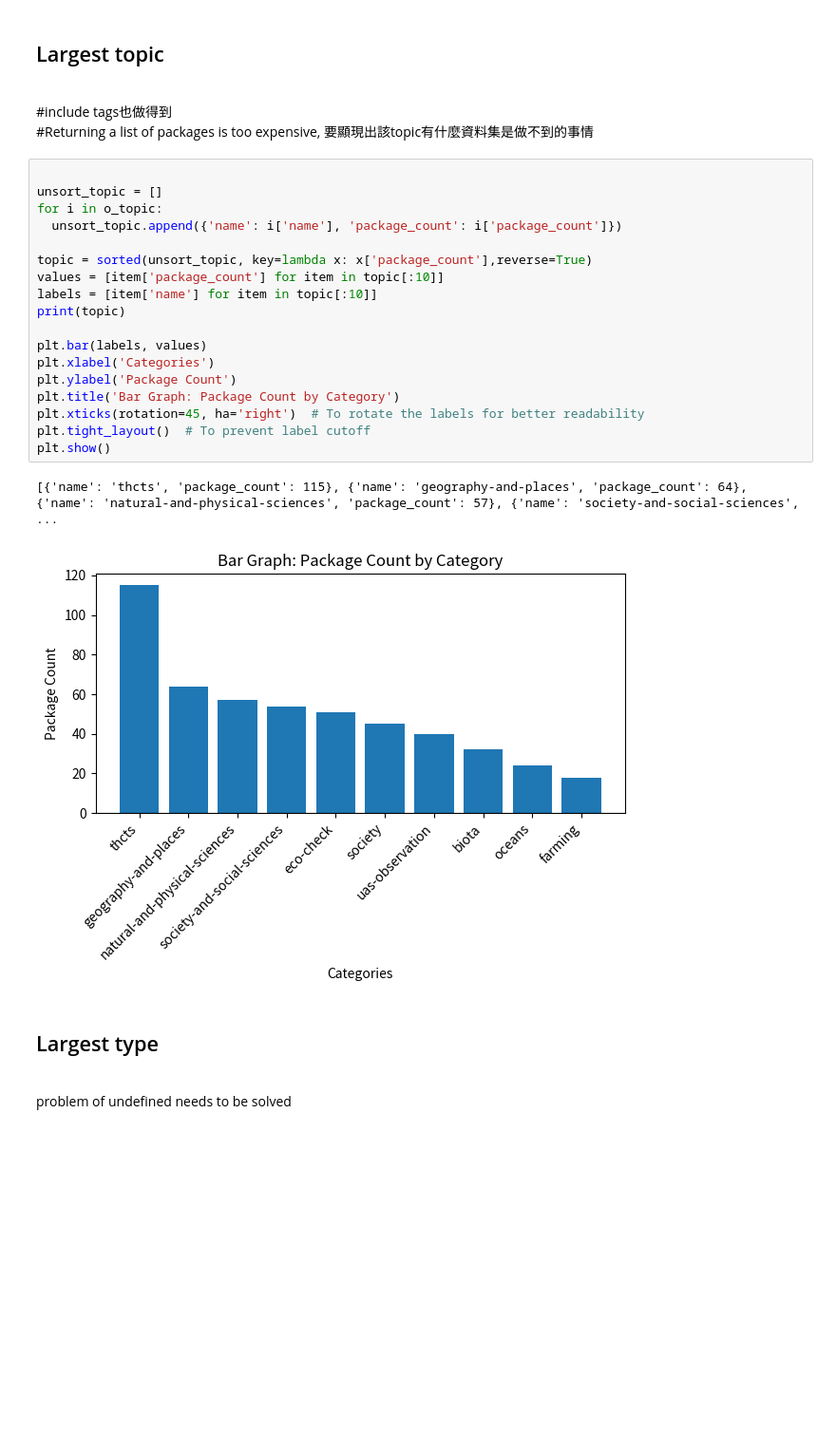
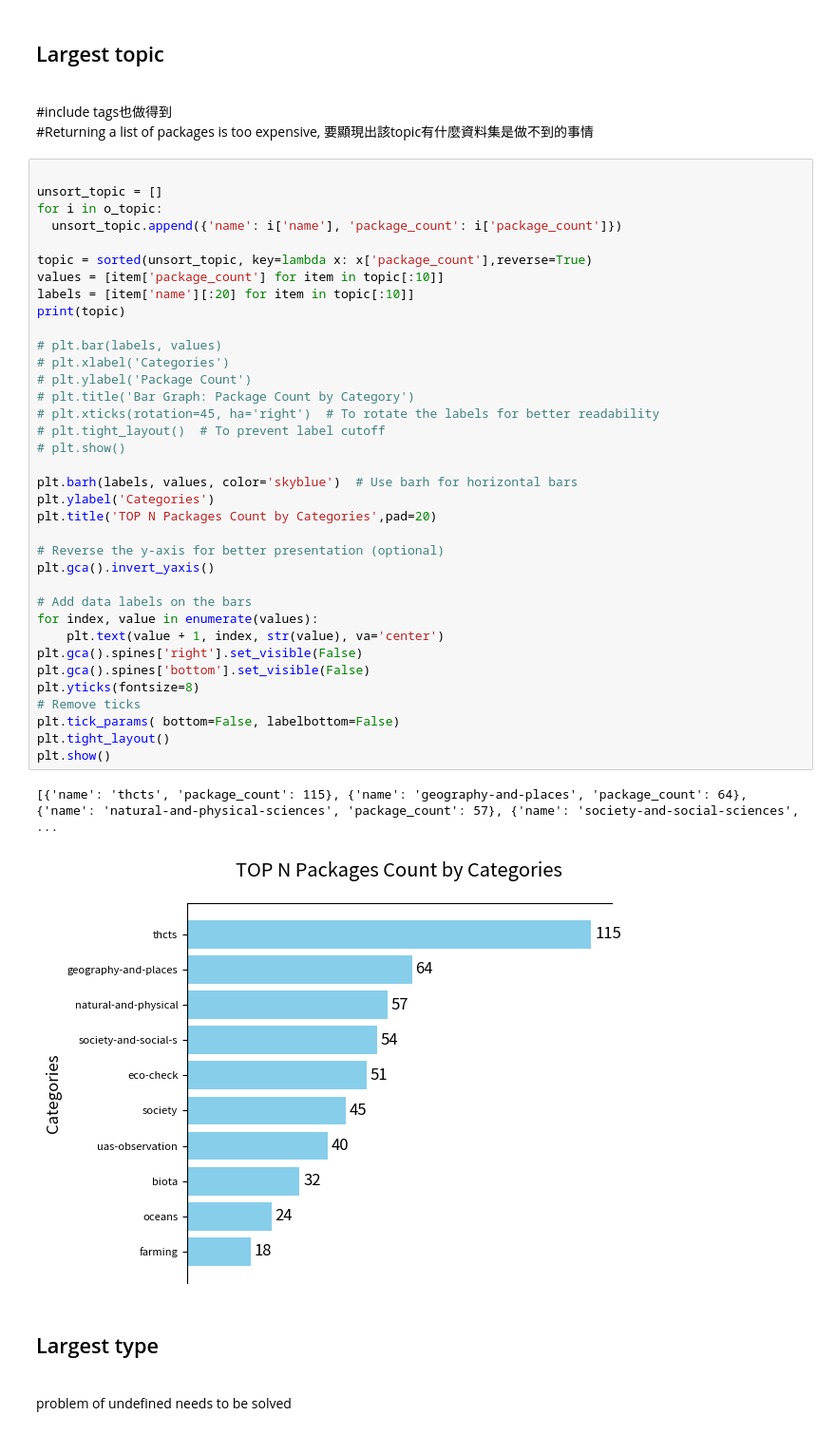
Before and after one commit to weiber2002/depositar_statistic, a Jupyter notebook: hellop/largest_data/largest.ipynb, the cells around one changed output. Shown: that part at 95% size. Cells and saved outputs as stored; diff of their text form; blank space fills up the shorter version.

```diff
--- a/hellop/largest_data/largest.ipynb
+++ b/hellop/largest_data/largest.ipynb
@@ -116,24 +167,42 @@ plt.show()
 # %%
 
 unsort_topic = []
 for i in o_topic:
   unsort_topic.append({'name': i['name'], 'package_count': i['package_count']})
 
 topic = sorted(unsort_topic, key=lambda x: x['package_count'],reverse=True)
 values = [item['package_count'] for item in topic[:10]]
-labels = [item['name'] for item in topic[:10]]
+labels = [item['name'][:20] for item in topic[:10]]
 print(topic)
 
-plt.bar(labels, values)
-plt.xlabel('Categories')
-plt.ylabel('Package Count')
-plt.title('Bar Graph: Package Count by Category')
-plt.xticks(rotation=45, ha='right')  # To rotate the labels for better readability
-plt.tight_layout()  # To prevent label cutoff
+# plt.bar(labels, values)
+# plt.xlabel('Categories')
+# plt.ylabel('Package Count')
+# plt.title('Bar Graph: Package Count by Category')
+# plt.xticks(rotation=45, ha='right')  # To rotate the labels for better readability
+# plt.tight_layout()  # To prevent label cutoff
+# plt.show()
+
+plt.barh(labels, values, color='skyblue')  # Use barh for horizontal bars
+plt.ylabel('Categories')
+plt.title('TOP N Packages Count by Categories',pad=20)
+
+# Reverse the y-axis for better presentation (optional)
+plt.gca().invert_yaxis()
+
+# Add data labels on the bars
+for index, value in enumerate(values):
+    plt.text(value + 1, index, str(value), va='center')
+plt.gca().spines['right'].set_visible(False)
+plt.gca().spines['bottom'].set_visible(False)
+plt.yticks(fontsize=8)
+# Remove ticks
+plt.tick_params( bottom=False, labelbottom=False)
+plt.tight_layout()
 plt.show()
 # %% [output]
 [{'name': 'thcts', 'package_count': 115}, {'name': 'geography-and-places', 'package_count': 64}, {'name': 'natural-and-physical-sciences', 'package_count': 57}, {'name': 'society-and-social-sciences', ...
-[figure, old version]
+[figure, new version]
 # %% [markdown]
 ## Largest type
 <br> problem of undefined needs to be solved <br>
```
Also changed, not shown: parts of 5 cells of this notebook, 5 other files.
